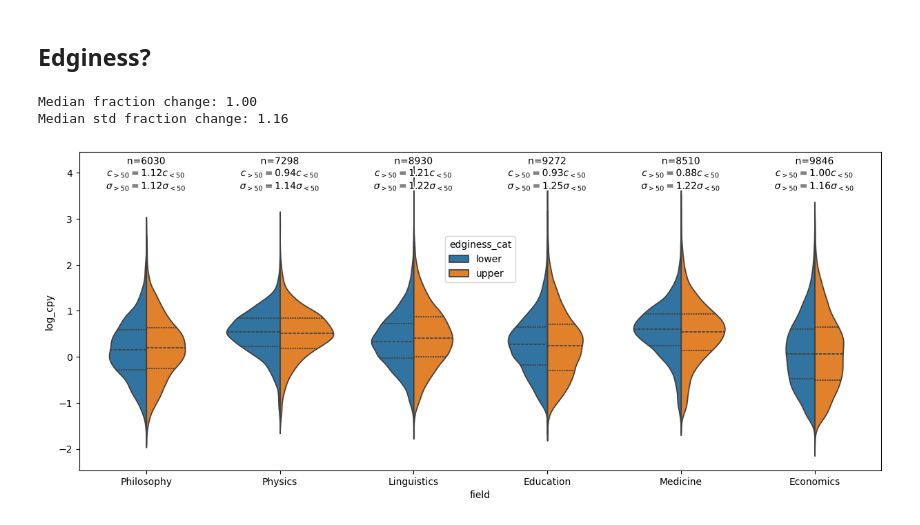
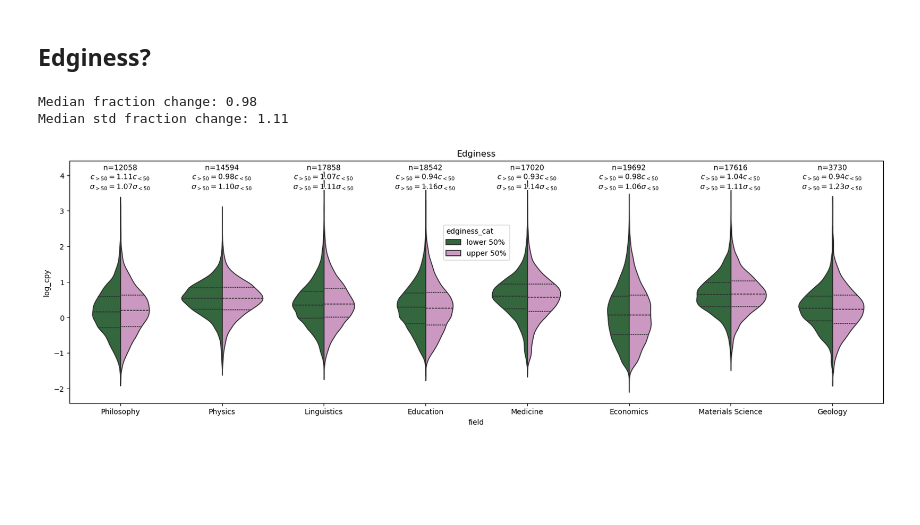
Before and after one commit to nathimel/citesim, a Jupyter notebook: src/notebooks/EDA_zhafen.ipynb, the cells around one changed output. Cells and saved outputs as stored; diff of their text form; code cells hidden in the pictures; blank space fills up the shorter version.

```diff
--- a/src/notebooks/EDA_zhafen.ipynb
+++ b/src/notebooks/EDA_zhafen.ipynb
@@ -40,6 +43,8 @@ key_to_field = {
     'Ololube2012': 'Education',
     'Torres2013': 'Medicine',
     'West2003': 'Economics',
+    'Miele2022': 'Materials Science',
+    'ForeroOrtega2021': 'Geology',
 }
 # %% [markdown]
 ## Process Parameters
@@ -108,6 +113,7 @@ import matplotlib.transforms
 
 fig = plt.figure(figsize=(len(keys) * 2.5, 6))
 ax = plt.gca()
+ax.set_title("Density")
 
 sns.violinplot(
     ax=ax,
@@ -116,6 +122,7 @@ sns.violinplot(
     x='field',
     y='log_cpy',
     hue='density_cat',
+    palette='mako',
     split=True,
     inner='quart',
     dodge=True,
@@ -134,22 +141,22 @@ for i, key in enumerate(keys):
     # Median change
     df_center_by_density = df_center.groupby('density_cat')
     med_cpy = 10.**df_center_by_density['log_cpy'].median()
-    fraction_change = med_cpy['upper'] / med_cpy['lower']
+    fraction_change = med_cpy[f'upper {metric_percent}%'] / med_cpy[f'lower {metric_percent}%']
     fraction_changes.append(fraction_change)
     median_change_str = (
-        r'$c_{>50} = '
+        fr'$c_{{>{metric_percent}}} = '
         f'{fraction_change:.2f}'
-        r'c_{<50}$'
+        fr'c_{{<{metric_percent}}}$'
     )
 
     # Median change in width
     std_cpy = 10.**df_center_by_density['log_cpy'].std()
-    fraction_std_change = std_cpy['upper'] / std_cpy['lower']
+    fraction_std_change =  std_cpy[f'upper {metric_percent}%'] / std_cpy[f'lower {metric_percent}%']
     fraction_std_changes.append(fraction_std_change)
     std_change_str = (
-        r'$\sigma_{>50} = '
+        fr'$\sigma_{{>{metric_percent}}} = '
         f'{fraction_std_change:.2f}'
-        r'\sigma_{<50}$'
+        fr'\sigma_{{<{metric_percent}}}$'
     )
 
     text = ax.annotate(
@@ -175,7 +182,7 @@ legend.set_bbox_to_anchor((0.5, 0.75))
 legend.set_alignment('left')
 
 print(
-    f'Median fraction change: {np.median(fraction_change):.2f}\n'
-    f'Median std fraction change: {np.median(fraction_std_change):.2f}\n'
+    f'Median fraction change: {np.median(fraction_changes):.2f}\n'
+    f'Median std fraction change: {np.median(fraction_std_changes):.2f}\n'
 )
 # %% [output]
@@ -199,11 +206,11 @@ for key in keys:
             False: 'lower',
         })
     else:
-        upper_quantile = df['edginess'].quantile(1 - edginess_quantile)
-        lower_quantile = df['edginess'].quantile(edginess_quantile)
+        upper_quantile = df['edginess'].quantile(1 - metric_quantile)
+        lower_quantile = df['edginess'].quantile(metric_quantile)
         df['edginess_cat'] = 'center'
-        df.loc[df['edginess'] < lower_quantile, 'edginess_cat'] = 'lower'
-        df.loc[df['edginess'] > upper_quantile, 'edginess_cat'] = 'upper'
+        df.loc[df['edginess'] < lower_quantile, 'edginess_cat'] = f'lower {metric_percent}%'
+        df.loc[df['edginess'] > upper_quantile, 'edginess_cat'] = f'upper {metric_percent}%'
         df = df.loc[df['edginess_cat'] != 'center']
         df['edginess_cat'] = df['edginess_cat'].astype('category')
 
@@ -230,10 +237,10 @@ df['log_cpy'] = df['log_cpy'].replace(-np.inf, np.nan)
 df = df.reset_index()
 
 
-
-
 fig = plt.figure(figsize=(len(keys) * 2.5, 6))
 ax = plt.gca()
+ax.set_title("Edginess")
+
 
 sns.violinplot(
     ax=ax,
@@ -242,11 +249,14 @@ sns.violinplot(
     x='field',
     y='log_cpy',
     hue='edginess_cat',
+    palette="magma",
     split=True,
     inner='quart',
     dodge=True,
     gap=0,
 )
+
+
 
 df_by_center = df.groupby('center')
 fraction_changes = []
@@ -260,51 +270,52 @@ for i, key in enumerate(keys):
     # Median change
     df_center_by_edginess = df_center.groupby('edginess_cat')
     med_cpy = 10.**df_center_by_edginess['log_cpy'].median()
-    fraction_change = med_cpy['upper'] / med_cpy['lower']
+
+    fraction_change = med_cpy[f'upper {metric_percent}%'] / med_cpy[f'lower {metric_percent}%']
     fraction_changes.append(fraction_change)
     median_change_str = (
-        r'$c_{>50} = '
+        fr'$c_{{>{metric_percent}}} = '
         f'{fraction_change:.2f}'
-        r'c_{<50}$'
+        fr'c_{{<{metric_percent}}}$'
     )
 
     # Median change in width
     std_cpy = 10.**df_center_by_edginess['log_cpy'].std()
-    fraction_std_change = std_cpy['upper'] / std_cpy['lower']
+    fraction_std_change =  std_cpy[f'upper {metric_percent}%'] / std_cpy[f'lower {metric_percent}%']
     fraction_std_changes.append(fraction_std_change)
     std_change_str = (
-        r'$\sigma_{>50} = '
+        fr'$\sigma_{{>{metric_percent}}} = '
         f'{fraction_std_change:.2f}'
-        r'\sigma_{<50}$'
+        fr'\sigma_{{<{metric_percent}}}$'
     )
 
     text = ax.annotate(
         text=f'n={n}\n' + median_change_str + '\n' + std_change_str,
         xy=(i, 1),
         xycoords=matplotlib.transforms.blended_transform_factory(
             ax.transData,
             ax.transAxes,
         ),
         xytext=(0, -5),
         textcoords='offset points',
         ha='center',
         va='top',
     )
     text.set_path_effects([
         patheffects.Stroke(linewidth=3, foreground='w'),
         patheffects.Normal()
     ])
 
 legend = ax.get_legend()
 legend.set_loc('upper center')
 legend.set_bbox_to_anchor((0.5, 0.75))
 legend.set_alignment('left')
 
 print(
-    f'Median fraction change: {np.median(fraction_change):.2f}\n'
-    f'Median std fraction change: {np.median(fraction_std_change):.2f}\n'
+    f'Median fraction change: {np.median(fraction_changes):.2f}\n'
+    f'Median std fraction change: {np.median(fraction_std_changes):.2f}\n'
 )
 # %% [output]
-Median fraction change: 1.00
-Median std fraction change: 1.16
+Median fraction change: 0.98
+Median std fraction change: 1.11
-[figure, old version]
+[figure, new version]
```
Also changed, not shown: parts of 4 cells of this notebook, 19 other files.
